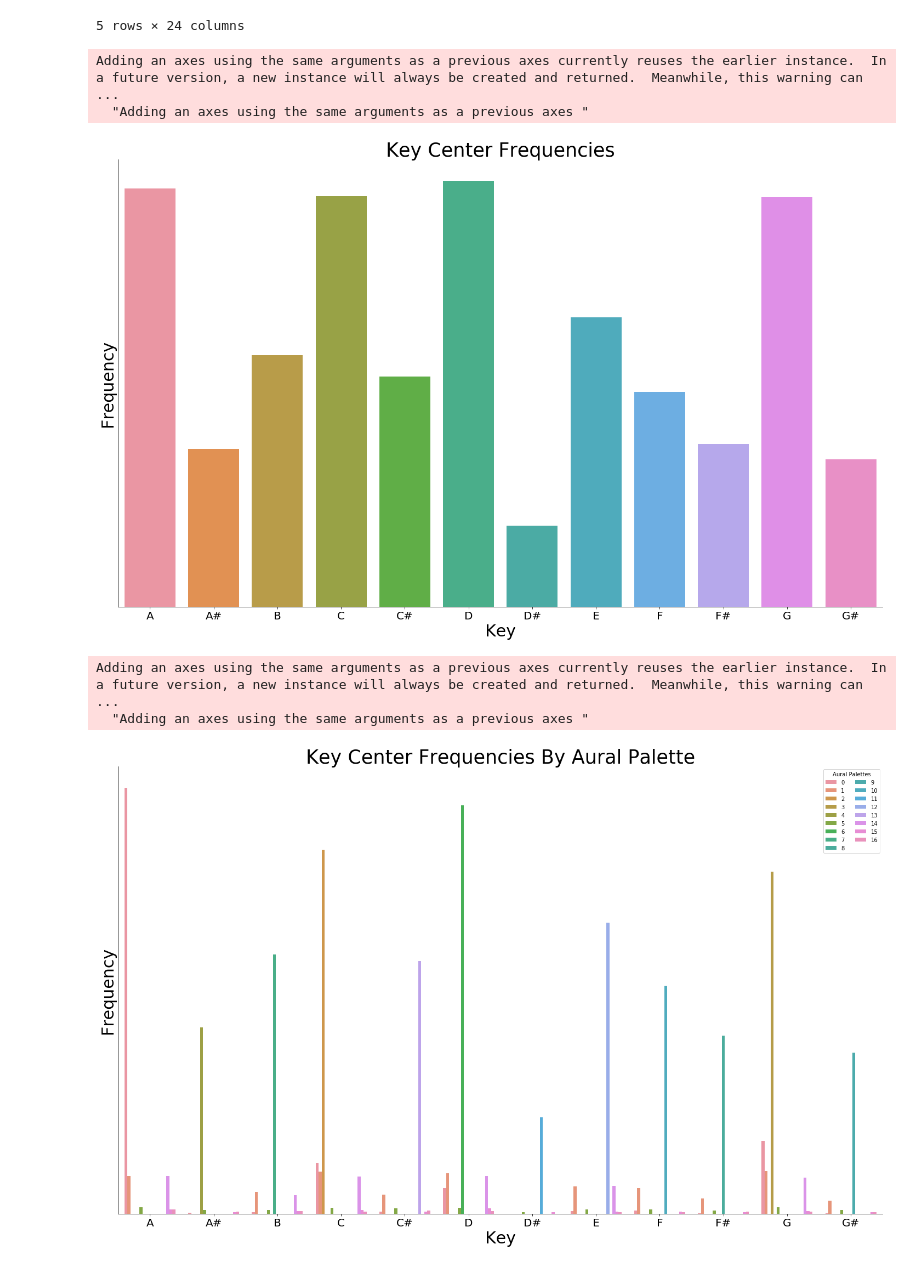
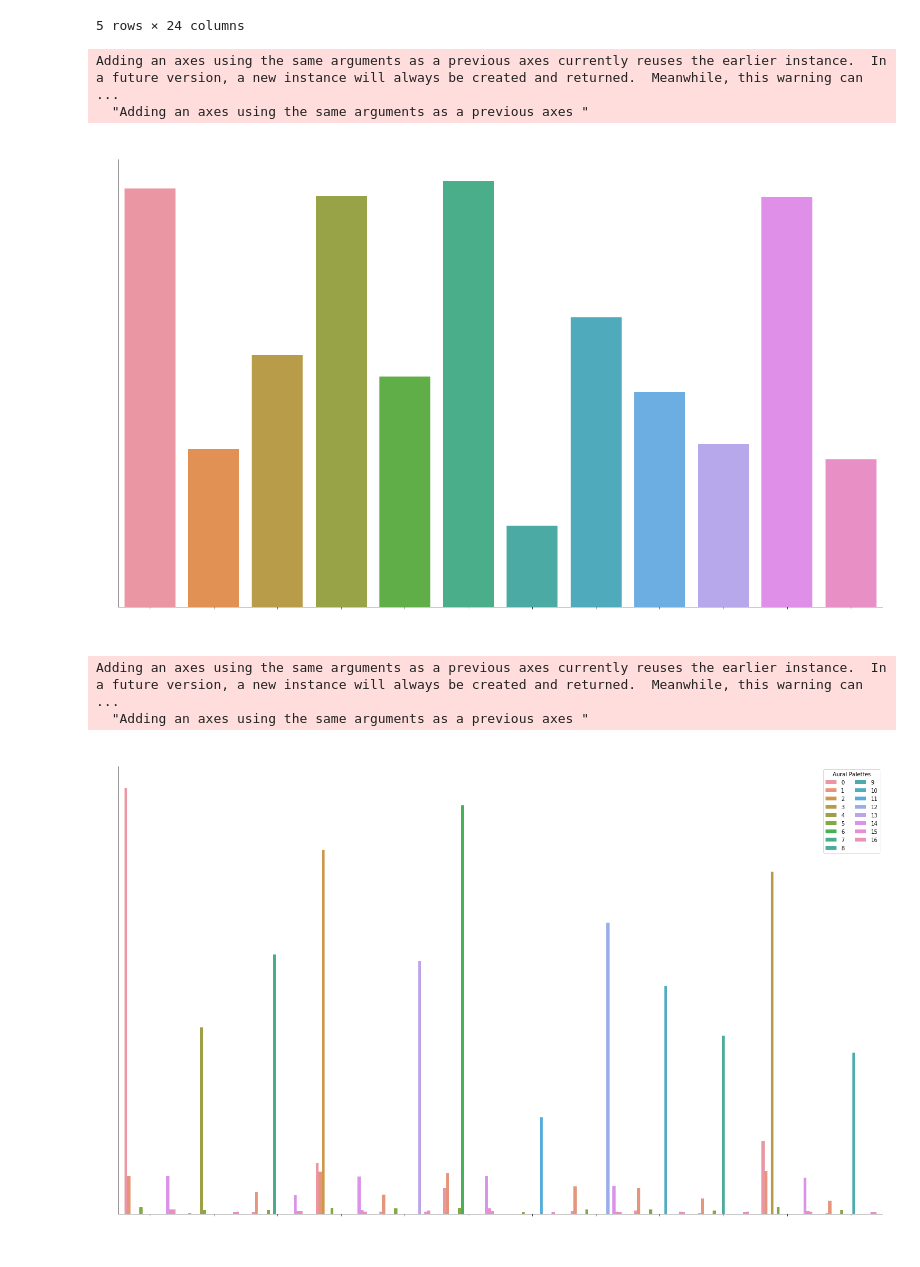
Before and after one commit to RMExe/Clustersong, a Jupyter notebook: visualization/visualization.ipynb, the cells around one changed output. Drawn from its saved outputs; the diff is of its cells as text; code cells hidden in the pictures.

Commit message:
visuals updated

```diff
--- a/visualization/visualization.ipynb
+++ b/visualization/visualization.ipynb
@@ -33,30 +33,30 @@ key_order.sort()
 # %%
 plt.figure(figsize=(25,15))
 sns.countplot(x="key",data=df, order=key_order)
-plt.xlabel("Key",size=30)
-plt.xticks(size=20)
-plt.ylabel("Frequency",size=30)
+plt.xlabel("Key",size=30, color="w")
+plt.xticks(size=20, color="w")
+plt.ylabel("Frequency",size=30, color="w")
 plt.yticks([])
-plt.title("Key Center Frequencies", size=35)
+plt.title("Key Center Frequencies", size=35, color="w")
 vapeplot.despine(plt.axes())
 # %% [output]
 Adding an axes using the same arguments as a previous axes currently reuses the earlier instance.  In a future version, a new instance will always be created and returned.  Meanwhile, this warning can ...
   "Adding an axes using the same arguments as a previous axes "
-[figure, old version]
+[figure, new version]
 # %%
 plt.figure(figsize=(25,15))
 sns.countplot(x="key",data=df, hue="label", order=key_order)
-plt.xlabel("Key",size=30)
-plt.xticks(size=20)
-plt.ylabel("Frequency",size=30)
+plt.xlabel("Key",size=30, color="w")
+plt.xticks(size=20, color="w")
+plt.ylabel("Frequency",size=30, color="w")
 plt.yticks([])
-plt.title("Key Center Frequencies By Aural Palette", size=35)
+plt.title("Key Center Frequencies By Aural Palette", size=35, color="w")
 plt.legend(title="Aural Palettes", ncol=2)
 vapeplot.despine(plt.axes())
 # %% [output]
 Adding an axes using the same arguments as a previous axes currently reuses the earlier instance.  In a future version, a new instance will always be created and returned.  Meanwhile, this warning can ...
   "Adding an axes using the same arguments as a previous axes "
-[figure, old version]
+[figure, new version]
 # %%
 subset=["track_duration", "energy", "danceability", "label"]
 inputs = ["track_duration", "energy", "danceability"]
```
Also changed, not shown: parts of 1 cell of this notebook.
